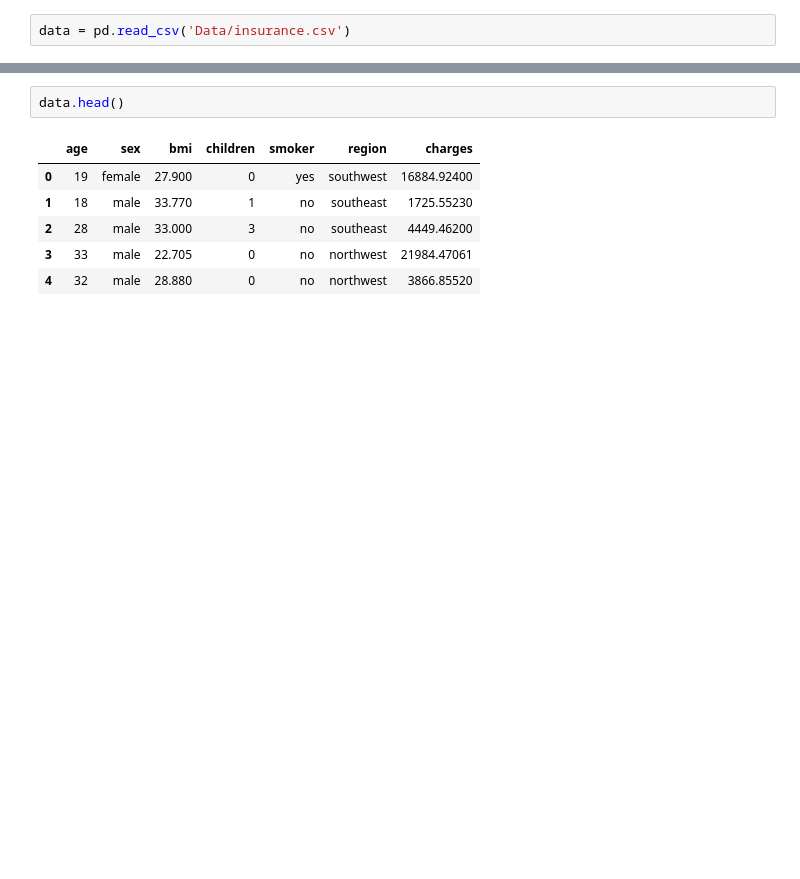
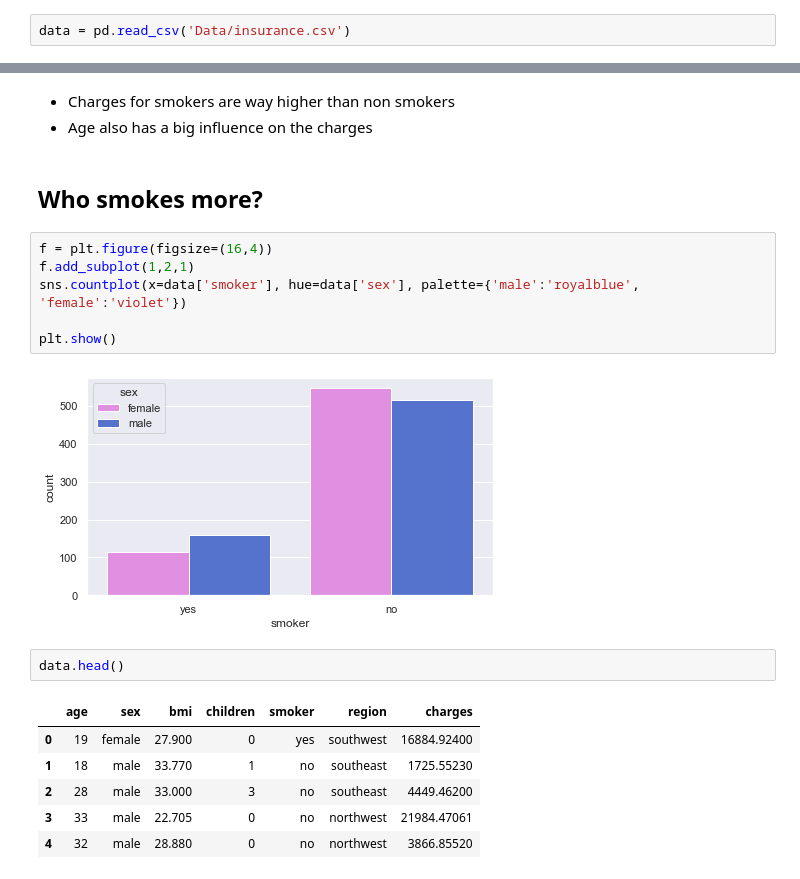
Before and after one commit to rm-kara/Medical-Insurance-Costs, a Jupyter notebook: med-costs.ipynb, the cells around one changed output, grey strips where cells are left out. Saved outputs shown, nothing was run; the diff lists cells and outputs as text; blank space fills up the shorter version.

```diff
--- a/med-costs.ipynb
+++ b/med-costs.ipynb
@@ -10,3 +72,16 @@ data = pd.read_csv('Data/insurance.csv')
+# %% [markdown]
+* Charges for smokers are way higher than non smokers
+* Age also has a big influence on the charges
+# %% [markdown]
+## Who smokes more?
+# %%
+f = plt.figure(figsize=(16,4))
+f.add_subplot(1,2,1)
+sns.countplot(x=data['smoker'], hue=data['sex'], palette={'male':'royalblue', 'female':'violet'})
+
+plt.show()
+# %% [output]
+[figure, added]
 # %%
 data.head()
 # %% [output]
```
Also changed, not shown: parts of 11 cells of this notebook.
